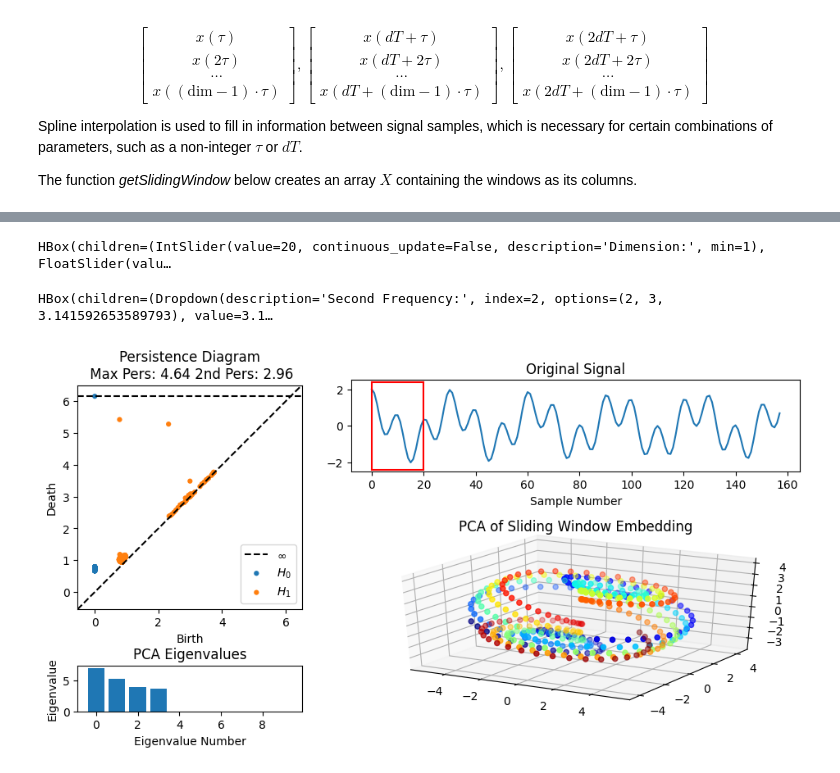
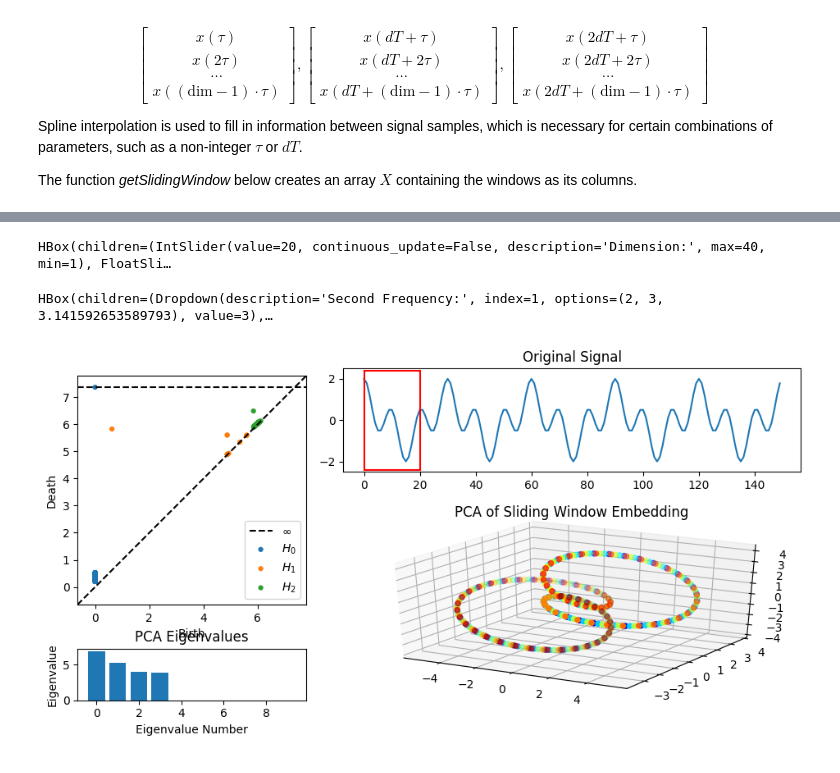
Before and after one commit to LuisScoccola/emalca-applied-topology-minicourse, a Jupyter notebook: notebooks/N2-periodicityDetection.ipynb, the cells around one changed output, grey strips where cells are left out. Cells and saved outputs as stored; diff of their text form; code cells hidden in the pictures.

```diff
--- a/notebooks/N2-periodicityDetection.ipynb
+++ b/notebooks/N2-periodicityDetection.ipynb
@@ -272,11 +192,0 @@ Now let's examine the persistent homology of a signal consisting of the sum of t
-# %%
-# Step 1: Setup the signal
-T1 = 10 # The period of the first sine in number of samples
-T2 = T1*3 # The period of the second sine in number of samples
-NPeriods = 10 # How many periods to go through, relative to the second sinusoid
-N = T2*NPeriods # The total number of samples
-t = np.arange(N) # Time indices
-x = np.cos(2*np.pi*(1.0/T1)*t) # The first sinusoid
-x += np.cos(2*np.pi*(1.0/T2)*t) # The second sinusoid
-plt.figure();
-plt.plot(x);
@@ -287,6 +195,8 @@ secondfreqval = 3
 dimsliderval = 20
 tausliderval = 1
 noiseval = 0
+x = None
+t = None
 
 
 def on_value_change(change):
@@ -321,6 +231,8 @@ def execute_computation3():
     global Tauslider
     global noiseampslider
     global secondfreq
+    global x
+    global t
 
     clear_output(wait=True)
 
@@ -332,7 +244,7 @@ def execute_computation3():
     noiseampslider = widgets.FloatSlider(min=0,max=2,step=0.1,value=noiseval,description='Noise Amplitude',continuous_update=False)
     noiseampslider.observe(on_value_change, names='value')
 
-    dimslider = widgets.IntSlider(min=1,max=100,value=dimsliderval,description='Dimension:',continuous_update=False)
+    dimslider = widgets.IntSlider(min=1,max=40,value=dimsliderval,description='Dimension:',continuous_update=False)
     dimslider.observe(on_value_change, names='value')
 
     Tauslider = widgets.FloatSlider(min=0.1,max=5,step=0.1,value=tausliderval,description=r'\(\tau :\)' ,continuous_update=False)
@@ -359,7 +271,7 @@ def execute_computation3():
     extent = Tau*dim
 
     #Step 3: Do Rips Filtration
-    PDs = ripser(X, maxdim=1)['dgms']
+    PDs = ripser(X, maxdim=2, n_perm=200)['dgms']
 
     #Step 4: Perform PCA down to 2D for visualization
     pca = PCA()
@@ -373,39 +285,35 @@ def execute_computation3():
     ax.plot(x)
     ax.set_ylim((1.25*min(x), 1.25*max(x)))
     ax.set_title("Original Signal")
-    ax.set_xlabel("Sample Number")
+    #ax.set_xlabel("Sample Number")
     yr = np.max(x)-np.min(x)
     yr = [np.min(x)-0.1*yr, np.max(x)+0.1*yr]
     ax.plot([extent, extent], yr, 'r')
     ax.plot([0, 0], yr, 'r')
     ax.plot([0, extent], [yr[0]]*2, 'r')
     ax.plot([0, extent], [yr[1]]*2, 'r')
 
     ax2 = plt.subplot(gs[0:2,0])
     plot_diagrams(PDs)
-    maxind = np.argpartition(PDs[1][:,1]-PDs[1][:,0], -2)[-2:]
-    max1 = PDs[1][maxind[1],1] -  PDs[1][maxind[1],0]
-    max2 = PDs[1][maxind[0],1] -  PDs[1][maxind[0],0]
-    ax2.set_title("Persistence Diagram\n Max Pers: %.3g 2nd Pers: %.3g"%(max1,max2) )
 
     ax3 = plt.subplot(gs[2,0])
     eigs = eigs[0:min(len(eigs), 10)]
     ax3.bar(np.arange(len(eigs)), eigs)
     ax3.set_xlabel("Eigenvalue Number")
     ax3.set_ylabel("Eigenvalue")
     ax3.set_title("PCA Eigenvalues")
 
     c = plt.get_cmap('jet')
     C = c(np.array(np.round(np.linspace(0, 255, Y.shape[0])), dtype=np.int32))
     C = C[:, 0:3]
     ax4 = fig.add_subplot(gs[1:,1], projection = '3d')
     ax4.set_title("PCA of Sliding Window Embedding")
     ax4.scatter(Y[:, 0], Y[:, 1], Y[:, 2], c=C)
     #ax4.set_aspect('equal', 'datalim')
     plt.tight_layout()
 
 execute_computation3()
 # %% [output]
-HBox(children=(IntSlider(value=20, continuous_update=False, description='Dimension:', min=1), FloatSlider(valu…
+HBox(children=(IntSlider(value=20, continuous_update=False, description='Dimension:', max=40, min=1), FloatSli…
-HBox(children=(Dropdown(description='Second Frequency:', index=2, options=(2, 3, 3.141592653589793), value=3.1…
+HBox(children=(Dropdown(description='Second Frequency:', index=1, options=(2, 3, 3.141592653589793), value=3),…
-[figure, old version]
+[figure, new version]
```
Also changed, not shown: parts of 26 cells of this notebook, 2 other files.
